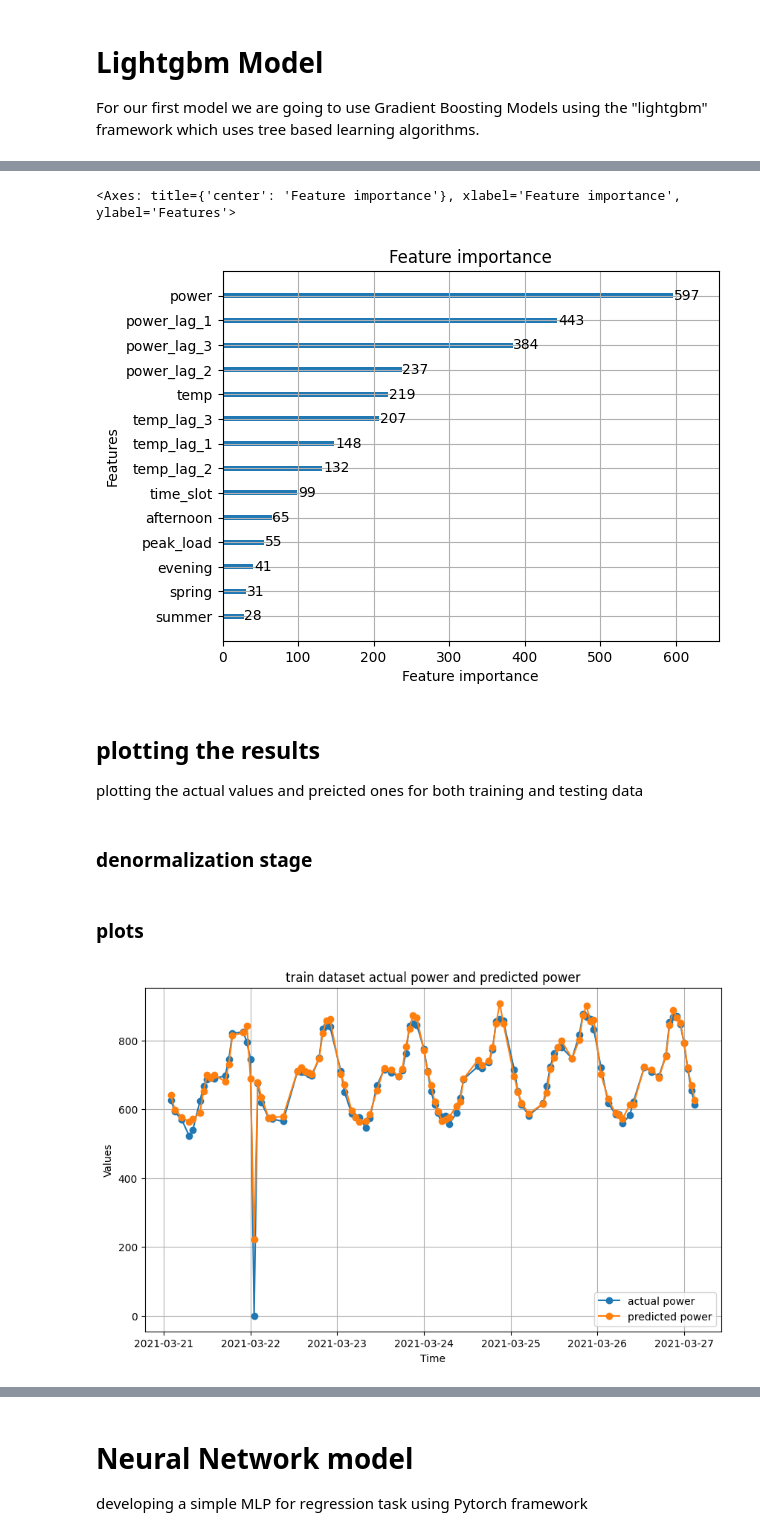
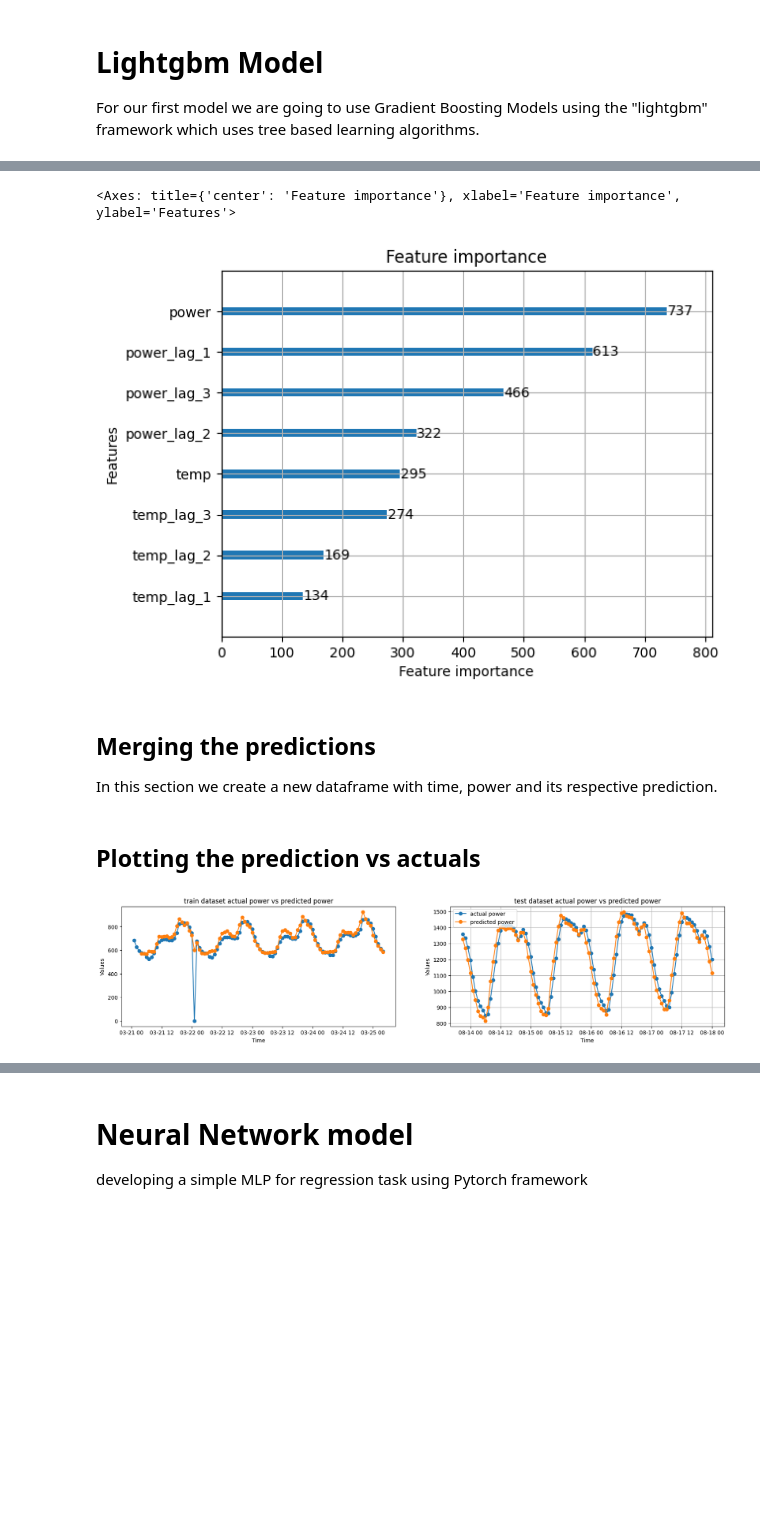
Before and after one commit to amirhosseinamerimanesh/Load-Forecasting-Machine-Learing, a Jupyter notebook: load_forecasting_ml.ipynb, the cells around one changed output, grey strips where cells are left out. Cells and saved outputs as stored; diff of their text form; code cells hidden in the pictures; blank space fills up the shorter version.

Commit message:
completed data processing, model training and plotting predictions for GBM model

```diff
--- a/load_forecasting_ml.ipynb
+++ b/load_forecasting_ml.ipynb
@@ -221,8 +140,7 @@ Index(['power', 'temp', 'power_lag_1', 'temp_lag_1', 'power_lag_2',
 # %%
-highly_correlated_df = highly_correlated_df.apply(pd.to_numeric, errors='coerce')
 # Drop any other columns that are not features or the target variable
-features = highly_correlated_df.drop(columns=['target_power'],axis =1)
-target = highly_correlated_df['target_power']
+features = historical_dataframe.drop(columns=['target_power','time'],axis =1).astype('float32')
+target = historical_dataframe['target_power'].astype('float32')
 
-# Split the data into training and testing sets
+# Split the data into training and test sets
 X_train, X_test, y_train, y_test = train_test_split(features, target, test_size=0.3, random_state=42)
@@ -361,7 +268,7 @@ Final model RMSE on the test set: 0.10137564011379817
 lgb.plot_importance(final_model)
 # %% [output]
 <Axes: title={'center': 'Feature importance'}, xlabel='Feature importance', ylabel='Features'>
-[figure, old version]
+[figure, new version]
 # %%
 lgb.plot_tree(final_model, tree_index = 0, show_info=['split_gain'], precision=2, orientation='vertical')
 # Save the plot as a PNG file with higher DPI
@@ -369,3 +275,0 @@ plt.savefig('tree_plot.png', dpi=1200)
-# %% [markdown]
-## plotting the results
-plotting the actual values and preicted ones for both training and testing data
@@ -384,2 +275,0 @@ print(f"Final model RMSE on the test set: {rmse_test}")
-# %% [markdown]
-### denormalization stage
@@ -392,20 +276,54 @@ actual_test_values['predicted_power'] = (actual_test_values['predicted_power']*c
-# %% [markdown]
-### plots
+# %% [markdown]
+## Merging the predictions
+In this section we create a new dataframe with time, power and its respective prediction.
+# %%
+# adding "predictions" column to our historical data frame after done training for futher plotting
+historical_dataframe["predictions"] = final_model.predict(historical_dataframe.drop(columns=['target_power','time'],axis =1).astype('float32'))
+# denormalizing the "predictions" values
+historical_dataframe["predictions"] = (historical_dataframe["predictions"] * normalized_std) + normalized_mean
+# merging the each predicion with its repective time to the main dataframe
+prediction_dataframe = pd.merge(concatinated_df, historical_dataframe[['time', 'predictions']], on='time', how='left')
+# %% [markdown]
+## Plotting the prediction vs actuals
 # %%
+train_length = int(len(historical_dataframe)*0.7)
+train_prediction_dataframe = prediction_dataframe[:train_length]
+test_prediction_dataframe = prediction_dataframe[train_length:]
 # Plotting
-plt.figure(figsize=(10, 6))
+plt.figure(figsize=(20, 4))
 
-# Plotting Value1 against Time
-plt.plot(actual_train_values['time'][:100], actual_train_values['power'][:100], label='actual power', marker='o', linestyle='-')
+plt.subplot(1, 2, 1)
+# Plotting power against Time
+plt.plot(train_prediction_dataframe['time'][:100],
+         train_prediction_dataframe['power'][:100],
+         label='actual power', marker='o', linestyle='-')
 
-# Plotting Value2 against Time
-plt.plot(actual_train_values['time'][:100], actual_train_values['predicted_power'][:100], label='predicted power', marker='o', linestyle='-')
+# Plotting predictions against Time
+plt.plot(train_prediction_dataframe['time'][:100],
+         train_prediction_dataframe['predictions'][:100],
+         label='predicted power', marker='o', linestyle='-')
 
-plt.title('train dataset actual power and predicted power')
+plt.title('train dataset actual power vs predicted power')
 plt.xlabel('Time')
 plt.ylabel('Values')
+
+plt.subplot(1, 2, 2)
+# Plotting power against Time
+plt.plot(test_prediction_dataframe['time'][:100],
+         test_prediction_dataframe['power'][:100],
+         label='actual power', marker='o', linestyle='-')
+
+# Plotting predictions against Time
+plt.plot(test_prediction_dataframe['time'][:100],
+         test_prediction_dataframe['predictions'][:100],
+         label='predicted power', marker='o', linestyle='-')
+
+plt.title('test dataset actual power vs predicted power')
+plt.xlabel('Time')
+plt.ylabel('Values')
+
 plt.legend()
 plt.grid(True)
 plt.show()
 # %% [output]
-[figure, old version]
+[figure, new version]
```
Also changed, not shown: parts of 27 cells of this notebook.
